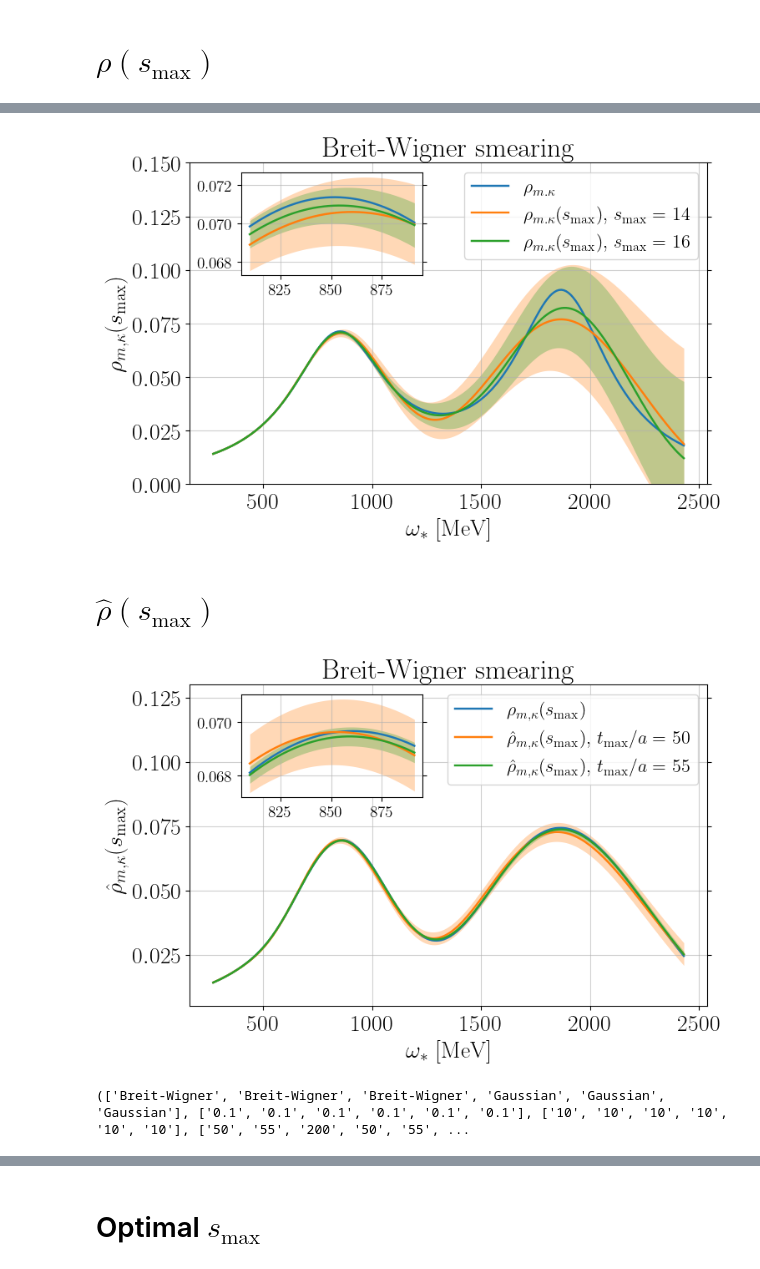
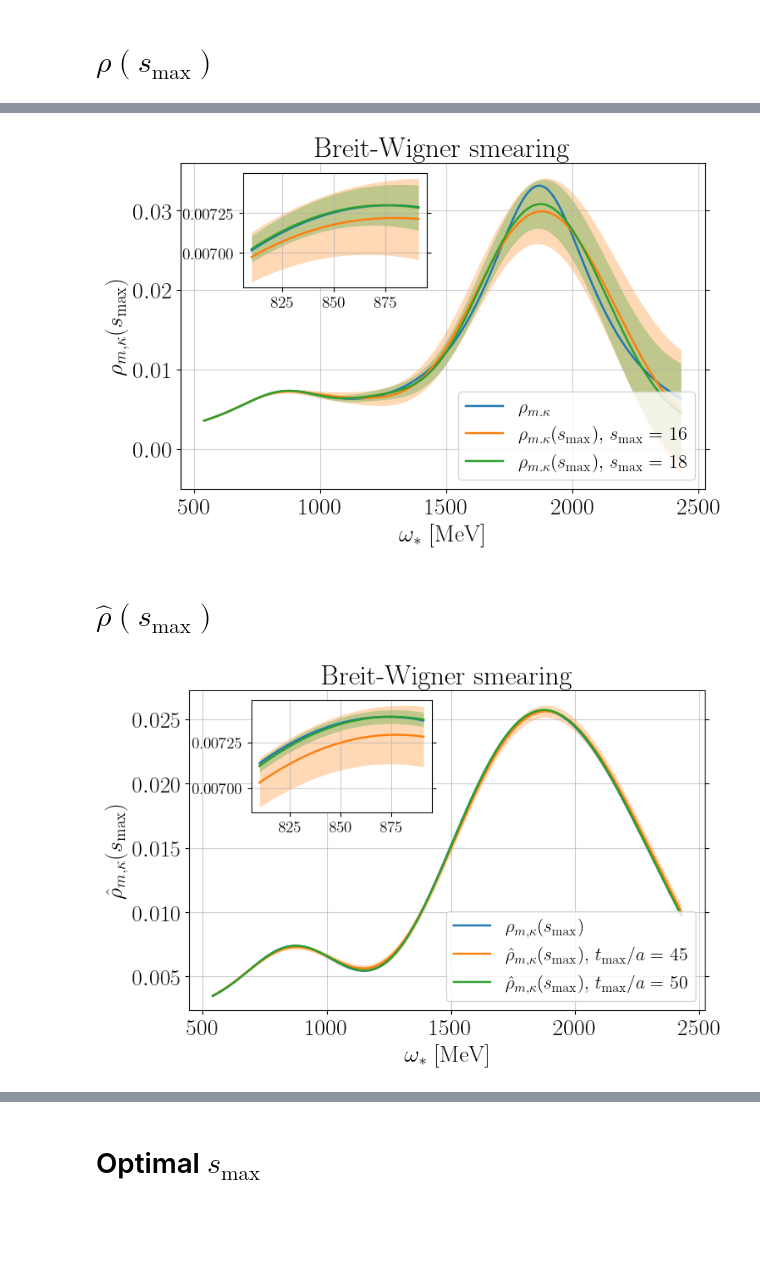
Before and after one commit to DiegoToniolo/Analysis_spectral_densities, a Jupyter notebook: thesis_plot.ipynb, the cells around one changed output, grey strips where cells are left out. Saved outputs shown, nothing was run; the diff lists cells and outputs as text; code cells hidden in the pictures; blank space fills up the shorter version.

```diff
--- a/thesis_plot.ipynb
+++ b/thesis_plot.ipynb
@@ -369,14 +516,2 @@ for ki in range(len(ker)):
 # %% [markdown]
 # $\rho(s_\mathrm{max})$
-# %%
-m = 2
-ker = ["Breit-Wigner"]
-sigma = 270*0.065/197.3
-s = [2.5, 5, 7.5, 10]
-w = np.linspace(1, 9, 201)*270*0.065/197.3
-
-rho, err_rho = np.zeros((len(ker), len(s), len(w))), np.zeros((len(ker), len(s), len(w)))
-for ki in range(len(ker)):
-    for si in range(len(s)):
-        for wi in range(len(w)):
-            rho[ki, si, wi], err_rho[ki, si, wi] = rho_mellin(w[wi], par, s[si], m, cov, ker=ker[ki], sigma=sigma)
@@ -385,18 +517,0 @@ KeyboardInterrupt:
-# %%
-for ki in range(len(ker)):
-    ex, err_ex = np.zeros(len(w)), np.zeros(len(w))
-    for wi in range(len(w)):
-        ex[wi], err_ex[wi] = SD_2exp.rho(w[wi], m, par, cov, ker[ki], sigma)
-    plt.plot(w/0.065*197.3, ex, label = r"Exact")
-    plt.fill_between(w/0.065*197.3, ex-err_ex, ex+err_ex, alpha = 0.3)
-    for si in range(len(s)):
-        plt.plot(w/0.065*197.3, rho[ki, si, :], label = r"$s_\mathrm{max} = \,\,$"+r"${}$".format(s[si]))
-        plt.fill_between(w/0.065*197.3, rho[ki, si, :]-err_rho[ki, si, :], rho[ki, si, :]+err_rho[ki, si, :], alpha = 0.3)
-    plt.legend()
-    plt.xlabel(r"$\omega$ [MeV]")
-    plt.ylabel(r"$\rho_{m, \kappa}(s_\mathrm{max})$")
-    plt.title(ker[ki] + " smearing", fontsize = 24)
-    #plt.tight_layout()
-    b, t = plt.ylim()
-    plt.ylim(0, 0.155)
-    plt.show()
@@ -406,9 +518,9 @@ for ki in range(len(ker)):
 # %%
-m = 2
+m = 0
 ker = ["Breit-Wigner"]
 sigma = 270*0.065/197.3
-s = [+np.inf, 14, 16]
-w = np.linspace(1, 9, 201)*270*0.065/197.3
+s = [+np.inf, 16, 18]
+w = np.linspace(2, 9, 201)*270*0.065/197.3
 
 rho, err_rho = np.zeros((len(ker), len(s), len(w))), np.zeros((len(ker), len(s), len(w)))
 for ki in range(len(ker)):
@@ -434,34 +546,34 @@ for ki in range(len(ker)):
 # %%
 for ki in range(len(ker)):
     #plt.figure(figsize=(8,7))
-    w = np.linspace(1, 9, 201)*270*0.065/197.3
+    w = np.linspace(2, 9, 201)*270*0.065/197.3
     for si in range(len(s)):
         if s[si] == +np.inf:
             plt.plot(w/0.065*197.3, rho[ki, si, :], label = r"$\rho_{m. \kappa}$")
         else:
             line, = plt.plot(w/0.065*197.3, rho[ki, si, :], label = r"$\rho_{m. \kappa}(s_\mathrm{max})$, $s_\mathrm{max} = \,\,$"+r"${}$".format(s[si]))
             plt.fill_between(w/0.065*197.3, rho[ki, si, :]-err_rho[ki, si, :], rho[ki, si, :]+err_rho[ki, si, :], alpha = 0.3, color = line.get_color(), linewidth=0)
-    plt.legend(loc="upper right", fontsize = 16)
+    plt.legend(loc="lower right", fontsize = 16)
     plt.xlabel(r"$\omega_*$ [MeV]")
     plt.ylabel(r"$\rho_{m, \kappa}(s_\mathrm{max})$")
     plt.title(ker[ki] + " smearing", fontsize = 24)
     #plt.tight_layout()
     #b, t = plt.ylim()
-    plt.ylim(0, 0.15)
+    #plt.ylim(0, 0.15)
     ax = plt.gca()
-    ins = ax.inset_axes([0.10, 0.65, 0.35, 0.32])
+    ins = ax.inset_axes([0.12, 0.62, 0.35, 0.35])
     w = np.linspace(3, 3.3, 201)*270*0.065/197.3
     for si in range(len(s)):
         if s[si] == +np.inf:
             ins.plot(w/0.065*197.3, rho_zoom[ki, si, :], label = r"$\rho_{m. \kappa}$")
         else:
             line, = ins.plot(w/0.065*197.3, rho_zoom[ki, si, :])
             ins.fill_between(w/0.065*197.3, rho_zoom[ki, si, :]-err_rho_zoom[ki, si, :], rho_zoom[ki, si, :]+err_rho_zoom[ki, si, :], alpha = 0.3, color = line.get_color(), linewidth=0)
     ins.tick_params(axis='both', which='major', labelsize=14)
     #ins.set_ylim(0.067, 0.073)
     plt.show()
 # %% [output]
-[figure, old version]
+[figure, new version]
 # %% [markdown]
 # $\hat\rho(s_\mathrm{max})$
 # %%
@@ -503,7 +615,7 @@ for ki in range(len(ker)):
 # %%
 for ki in range(len(ker)):
     #plt.figure(figsize=(8, 7))
-    w = np.linspace(1, 9, 201)*270*0.065/197.3
+    w = np.linspace(2, 9, 201)*270*0.065/197.3
     for si in range(len(s)):
         for ti in range(len(tmax)):
             if tmax[ti] == +np.inf:
@@ -511,17 +623,17 @@ for ki in range(len(ker)):
             else:
                 line, = plt.plot(w/0.065*197.3, rho[ki, ti, si, :], label = r"$\hat\rho_{m, \kappa}(s_\mathrm{max})$, $t_\mathrm{max}/a = \,\,$"+r"${}$".format(tmax[ti]))
                 plt.fill_between(w/0.065*197.3, rho[ki, ti, si, :]-err_rho[ki, si, ti, :], rho[ki, ti, si, :]+err_rho[ki, si, ti, :], alpha = 0.3, color = line.get_color(), linewidth=0)
-    plt.legend(loc='upper right', fontsize=16)
+    plt.legend(loc='lower right', fontsize=16)
     plt.xlabel(r"$\omega_*$ [MeV]")
     plt.ylabel(r"$\hat{\rho}_{m, \kappa}(s_\mathrm{max})$")
     plt.title(ker[ki] + " smearing", fontsize = 24)
     #plt.tight_layout()
     #b, t = plt.ylim()
-    plt.ylim(0.005, 0.13)
+    #plt.ylim(0.005, 0.13)
 
     ax = plt.gca()
     w = np.linspace(3, 3.3, 201)*270*0.065/197.3
-    ins = ax.inset_axes([0.10, 0.65, 0.35, 0.32])
+    ins = ax.inset_axes([0.12, 0.62, 0.35, 0.35])
     for si in range(len(s)):
         for ti in range(len(tmax)):
             if tmax[ti] == +np.inf:
@@ -532,13 +644,4 @@ for ki in range(len(ker)):
     ins.tick_params(axis='both', which='major', labelsize=14)
     plt.show()
 # %% [output]
-[figure, old version]
+[figure, new version]
-# %%
-rho, indices = utils.read_data("rho_hat_thesis.txt", return_ind=True)
-err_rho = utils.read_data("delta_rho_hat_thesis.txt")
-rho_zoom = utils.read_data("rho_hat_thesis_zoom.txt")
-err_rho_zoom = utils.read_data("delta_rho_hat_thesis_zoom.txt")
-
-print(indices)
-# %% [output]
-(['Breit-Wigner', 'Breit-Wigner', 'Breit-Wigner', 'Gaussian', 'Gaussian', 'Gaussian'], ['0.1', '0.1', '0.1', '0.1', '0.1', '0.1'], ['10', '10', '10', '10', '10', '10'], ['50', '55', '200', '50', '55', ...
```
Also changed, not shown: parts of 22 cells of this notebook, 3 other files.
